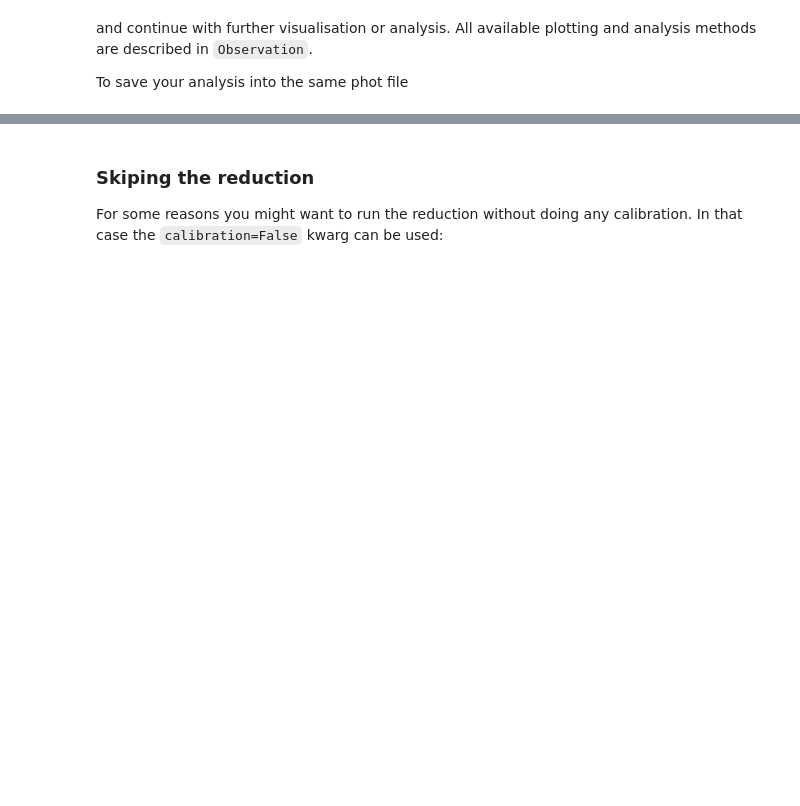
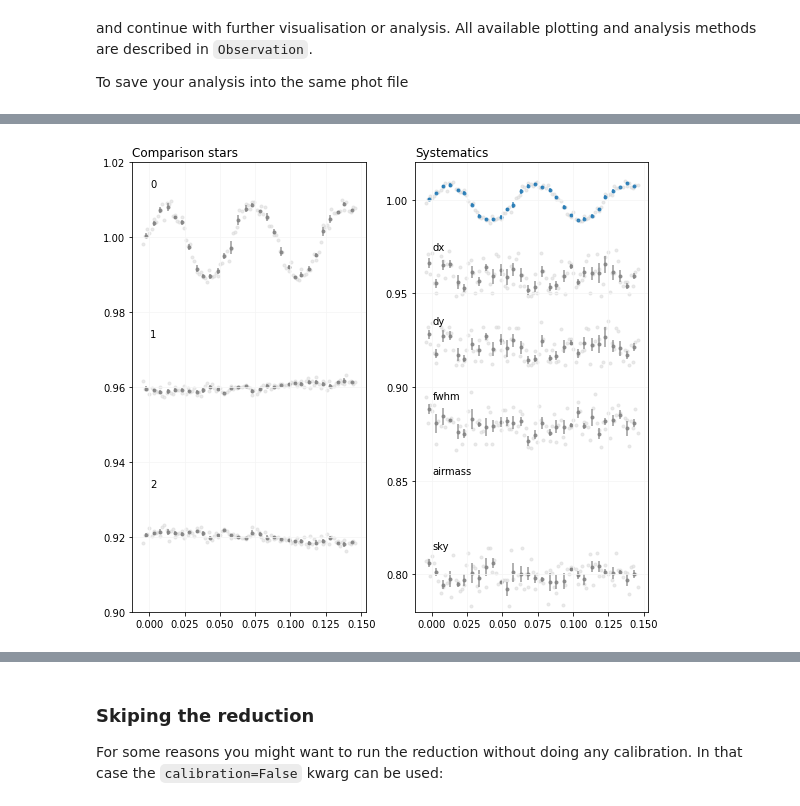
Before and after one commit to lgrcia/prose, a Jupyter notebook: docs/source/notebooks/reduction.ipynb, the cells around one changed output, grey strips where cells are left out. Cells and saved outputs as stored; diff of their text form; code cells hidden in the pictures; blank space fills up the shorter version.

```diff
--- a/docs/source/notebooks/reduction.ipynb
+++ b/docs/source/notebooks/reduction.ipynb
@@ -146,7 +166,8 @@ More details on the structure of these data products (and the representation abo
 # %% [markdown]
 If target was not specified in the reduction process (with a value of -1 as shown above), we need to specify it before producing our differential Photometry.
 # %%
-obs.target = 1
+obs.target = 0
 df = obs.broeg2005()
 df.plot()
+plt.ylim(0.98, 1.02)
 # %% [output]
@@ -174,0 +203,10 @@ df.save()
+# %%
+plt.figure(figsize=(8, 7))
+
+plt.subplot(121)
+df.plot_comps_lcs()
+
+plt.subplot(122)
+df.plot_systematics()
+# %% [output]
+[figure, added]
```
Also changed, not shown: parts of 21 cells of this notebook, 6 other files.
